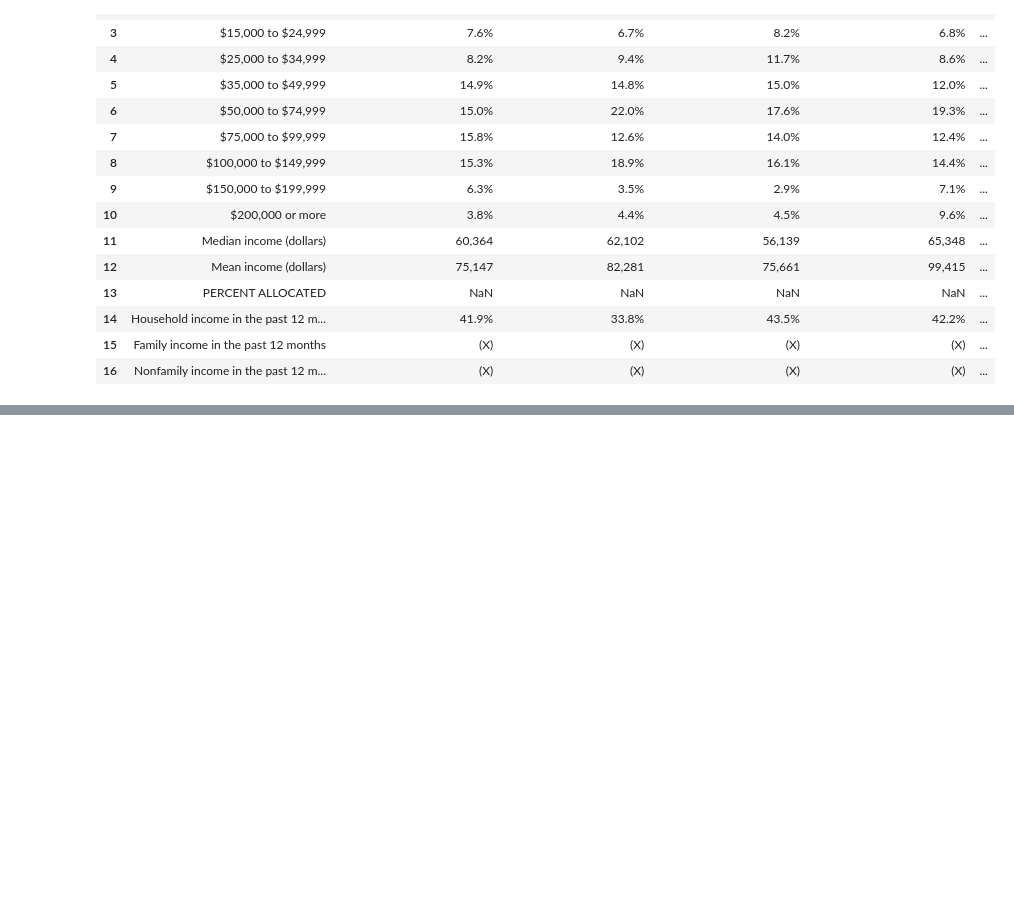
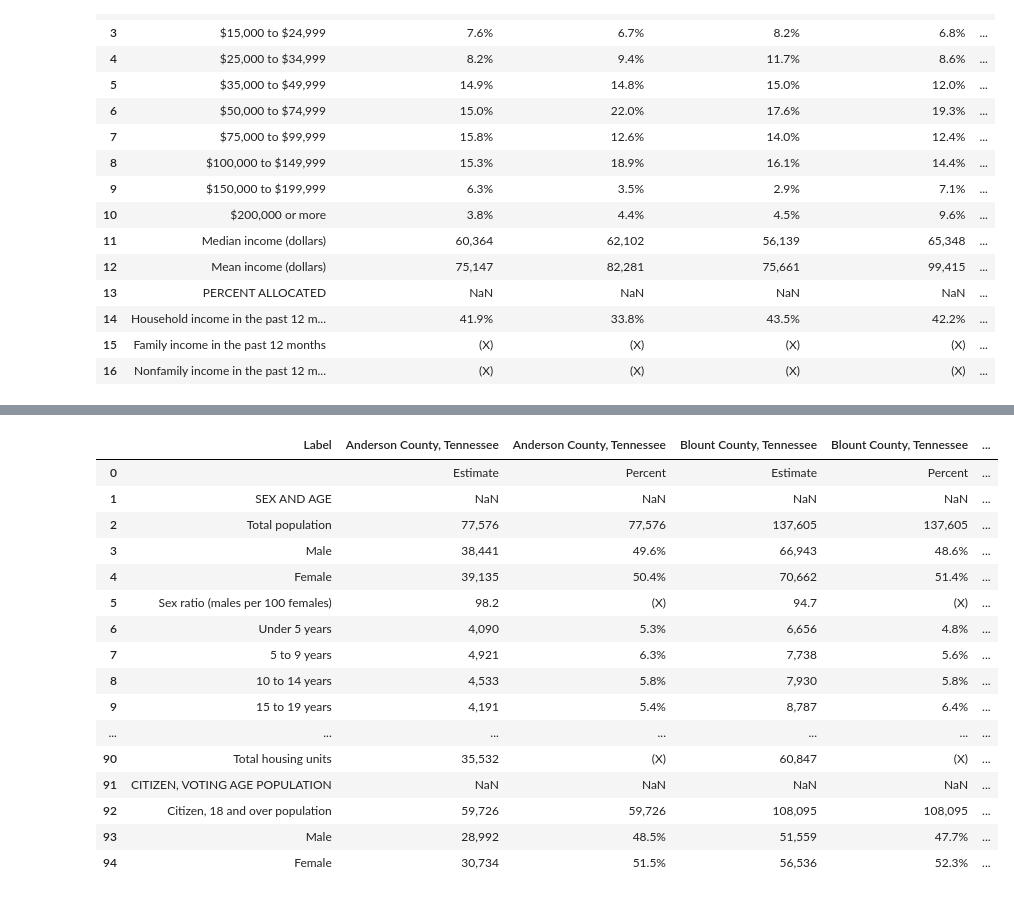
Before and after one commit to scost46/TN_Obesity_Analysis_Capstone, a Jupyter notebook: notebooks/TN_census_notebook.ipynb, the cells around one changed output, grey strips where cells are left out. Saved outputs shown, nothing was run; the diff lists cells and outputs as text; code cells hidden in the pictures; blank space fills up the shorter version.

```diff
--- a/notebooks/TN_census_notebook.ipynb
+++ b/notebooks/TN_census_notebook.ipynb
@@ -131,0 +172,15 @@ new_income_df
+# %%
+# Get the column names
+column_names = TN_demo.columns.tolist()
+
+# a list to store the columns to be dropped
+columns_to_drop = []
+
+# Iterate over the column names
+for i, column in enumerate(column_names):
+    # Check if the column is unnamed and followed by an even number
+    if column.startswith("Unnamed:") and (i + 2) % 2 == 0:
+        columns_to_drop.append(column)
+
+# Drop the specified columns
+TN_demo = TN_demo.drop(columns_to_drop, axis=1)
@@ -131,0 +203,39 @@ new_income_df
+# %%
+# Store the label column
+label_column = TN_demo.columns[0]
+
+# Iterate over the column names starting from the second column
+for i in range(1, len(TN_demo.columns)):
+    column = TN_demo.columns[i]
+    # Check if the column is unnamed and the previous column is not unnamed
+    if column.startswith("Unnamed:") and not TN_demo.columns[i-1].startswith("Unnamed:"):
+        # Get the county name from the previous column
+        county_name = TN_demo.columns[i-1]
+        # Replace the unnamed column name with the county name
+        TN_demo = TN_demo.rename(columns={column: county_name})
+
+# Drop the unnamed columns except for the first column
+TN_demo = TN_demo.drop(TN_demo.columns[TN_demo.columns.str.startswith("Unnamed:")], axis=1)
+# %%
+pd.set_option("display.max_rows", None)  # Display all rows
+pd.set_option("display.max_columns", None)  # Display all columns
+# %%
+TN_demo
+# %% [output]
+|  | Label | Anderson County, Tennessee | Anderson County, Tennessee | Blount County, Tennessee | Blount County, Tennessee | ... |
+| 0 |  | Estimate | Percent | Estimate | Percent | ... |
+| 1 | SEX AND AGE | NaN | NaN | NaN | NaN | ... |
+| 2 | Total population | 77,576 | 77,576 | 137,605 | 137,605 | ... |
+| 3 | Male | 38,441 | 49.6% | 66,943 | 48.6% | ... |
+| 4 | Female | 39,135 | 50.4% | 70,662 | 51.4% | ... |
+| 5 | Sex ratio (males per 100 females) | 98.2 | (X) | 94.7 | (X) | ... |
+| 6 | Under 5 years | 4,090 | 5.3% | 6,656 | 4.8% | ... |
+| 7 | 5 to 9 years | 4,921 | 6.3% | 7,738 | 5.6% | ... |
+| 8 | 10 to 14 years | 4,533 | 5.8% | 7,930 | 5.8% | ... |
+| 9 | 15 to 19 years | 4,191 | 5.4% | 8,787 | 6.4% | ... |
+| ... | ... | ... | ... | ... | ... | ... |
+| 90 | Total housing units | 35,532 | (X) | 60,847 | (X) | ... |
+| 91 | CITIZEN, VOTING AGE POPULATION | NaN | NaN | NaN | NaN | ... |
+| 92 | Citizen, 18 and over population | 59,726 | 59,726 | 108,095 | 108,095 | ... |
+| 93 | Male | 28,992 | 48.5% | 51,559 | 47.7% | ... |
+| 94 | Female | 30,734 | 51.5% | 56,536 | 52.3% | ... |
```
Also changed, not shown: parts of 8 cells of this notebook.
